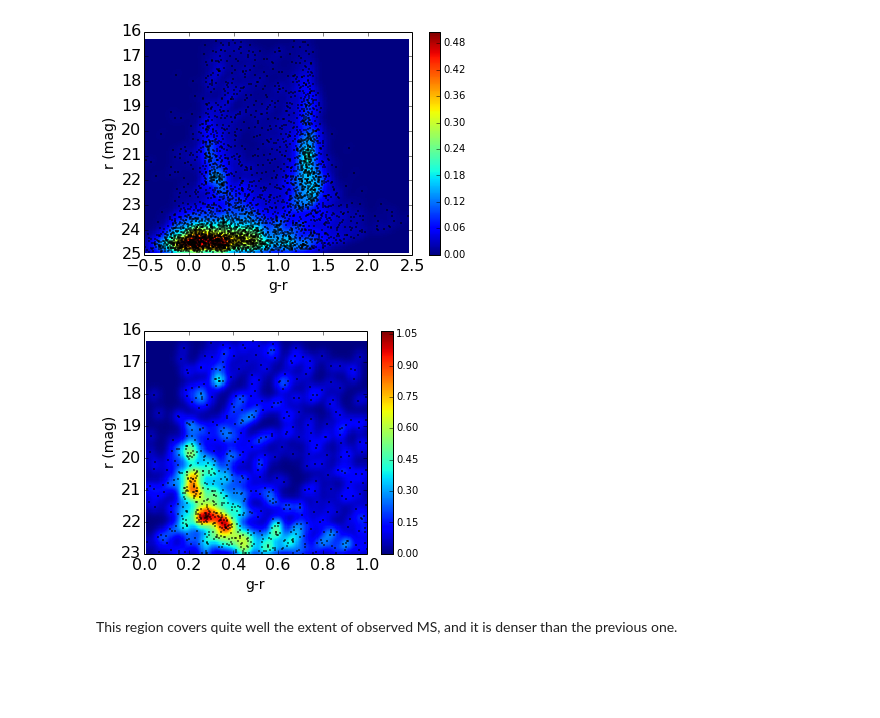
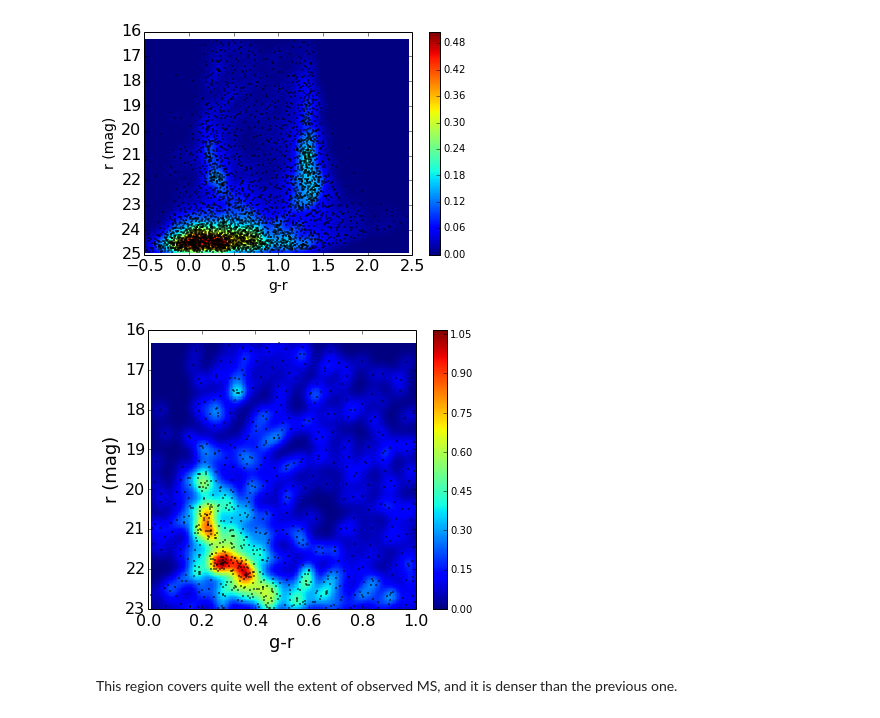
Before and after one commit to berenicep10/overdensities, a Jupyter notebook: CMD_KIDS_350.6_-32.1.ipynb, the cells around one changed output. Drawn from its saved outputs; the diff is of its cells as text; code cells hidden in the pictures; blank space fills up the shorter version.

Commit message:
larger CMD plots

```diff
--- a/CMD_KIDS_350.6_-32.1.ipynb
+++ b/CMD_KIDS_350.6_-32.1.ipynb
@@ -697,56 +699,39 @@ decLZoom = decLoose[use_ra]
 rLZoom = rLoose[use_ra]
 grLZoom = grLoose[use_ra]
 use_dec = np.where((decLZoom>=-32.45) & (decLZoom<=-31.8))
 raLZoom = raLZoom[use_dec]
 decLZoom = decLZoom[use_dec]
 rLZoom = rLZoom[use_dec]
 grLZoom = grLZoom[use_dec]
 
-plt.figure(num=4, figsize=(5,4))
+plt.figure(num=4, figsize=(6,5))
 plt.tick_params(labelsize=16)
-#plt.title('$\chi^2_{red}$ map for $n$ and $q$')
 
-
-plt.xlabel('g-r', fontsize=14)
-plt.ylabel('r (mag)', fontsize=14)
-
+plt.xlabel('g-r', fontsize=18)
+plt.ylabel('r (mag)', fontsize=18)
 plt.ylim((23,16))
 plt.xlim((0.0,1.0))
-#plt.plot(gr,r,'.k',ms=2)
-#plt.plot(grLoose,rLoose,'.w',ms=2)
+
 plt.plot(grLZoom,rLZoom,'.k',ms=2)
-#plt.plot(grF,rF,'.r',ms=1)
-
-###############################################################
-
-nbins=200
-plt.figure(num=4)
-plt.tick_params(labelsize=16)
-#plt.title('$\chi^2_{red}$ map for $n$ and $q$')
-
-plt.xlabel('g-r', fontsize=14)
-plt.ylabel('r (mag)', fontsize=14)
-
-#plt.xlim(-0.4,1.6)
-
 
 # Evaluate a gaussian kde on a regular grid of nbins x nbins over data extents
+nbins=200
 gr_kde=np.reshape(grLZoom,(len(grLZoom),1))
 r_kde=np.reshape(rLZoom,(len(rLZoom),1))
 data=np.hstack((gr_kde,r_kde))
 
 
 k = kde.gaussian_kde(data.T,bw_method=0.1)  # 'scott' (default), 'silverman'
 xi, yi = np.mgrid[gr_kde.min():gr_kde.max():nbins*1j, r_kde.min():r_kde.max():nbins*1j]
 zi = k(np.vstack([xi.flatten(), yi.flatten()]))
 
 #plt.set_title('Gaussian KDE')
 plt.pcolormesh(xi, yi, zi.reshape(xi.shape))
 plt.colorbar()
 
 plt.show()
 # %% [output]
-[figure, old version]
+[figure, new version]
 # %% [markdown]
 This region covers quite well the extent of observed MS, and it is denser than the previous one.
 # %% [markdown]
```
Also changed, not shown: parts of 2 cells of this notebook.
